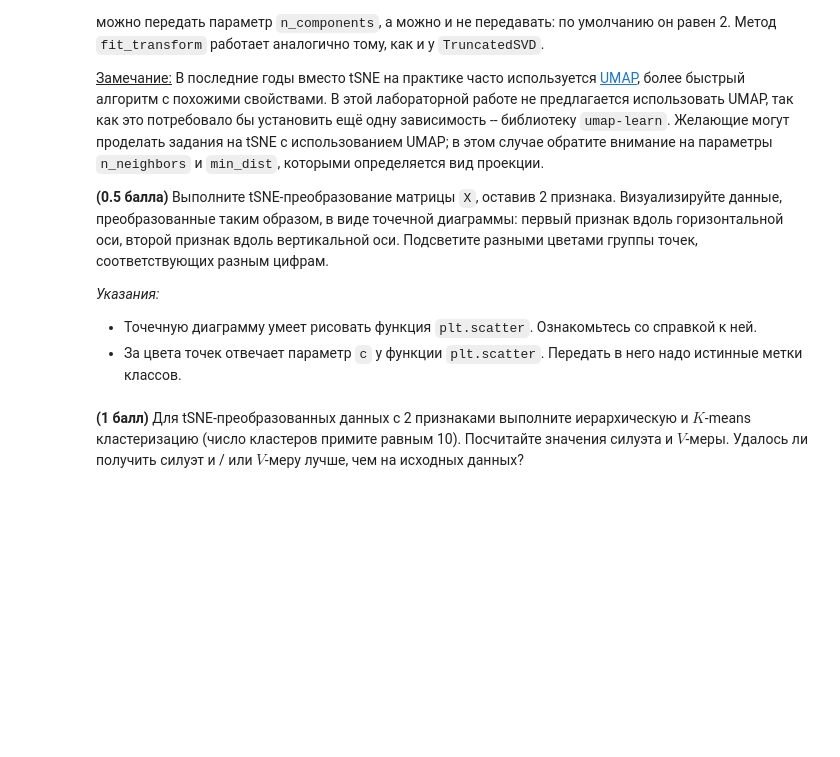
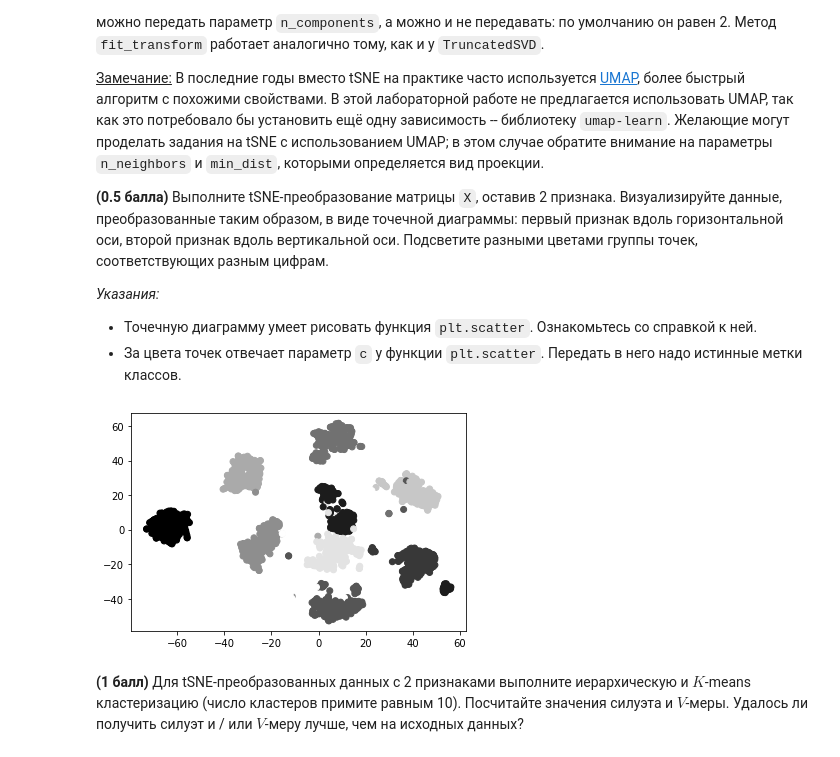
Before and after one commit to YakovGrischenko/rss-ml-intro, a Jupyter notebook: 7_clustering/clustering.ipynb, the cells around one changed output. Saved outputs shown, nothing was run; the diff lists cells and outputs as text; code cells hidden in the pictures; blank space fills up the shorter version.

```diff
--- a/7_clustering/clustering.ipynb
+++ b/7_clustering/clustering.ipynb
@@ -322,5 +322,18 @@ original value 64:  0.8681701126909083
 *Указания:*
 - Точечную диаграмму умеет рисовать функция `plt.scatter`. Ознакомьтесь со справкой к ней.
 - За цвета точек отвечает параметр `c` у функции `plt.scatter`. Передать в него надо истинные метки классов.
+# %%
+import numpy as np
+from sklearn.manifold import TSNE
+
+X_embedded = TSNE(n_components=2).fit_transform(X)
+X_embedded.shape
+
+fig, ax1 = plt.subplots(1, 1)
+ax1.scatter(X_embedded[:,0], X_embedded[:,1], c=y*5)
+
+plt.show()
+# %% [output]
+[figure, added]
 # %% [markdown]
 **(1 балл)** Для tSNE-преобразованных данных с 2 признаками выполните иерархическую и $K$-means кластеризацию (число кластеров примите равным 10). Посчитайте значения силуэта и $V$-меры. Удалось ли получить силуэт и / или $V$-меру лучше, чем на исходных данных?
```
Also changed, not shown: parts of 3 cells of this notebook.
